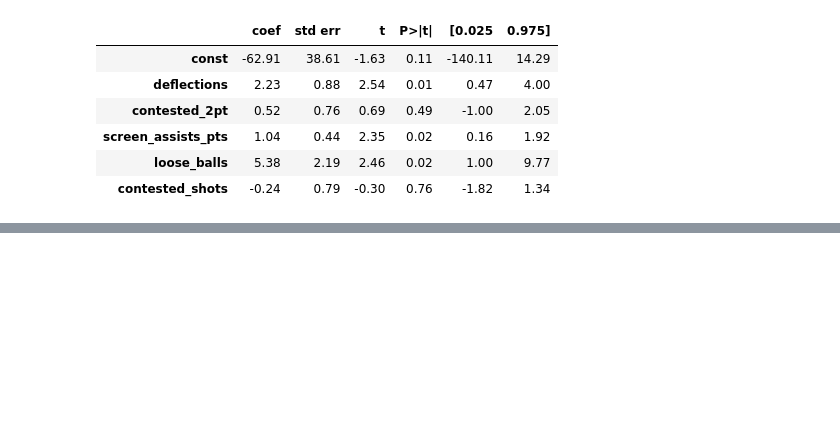
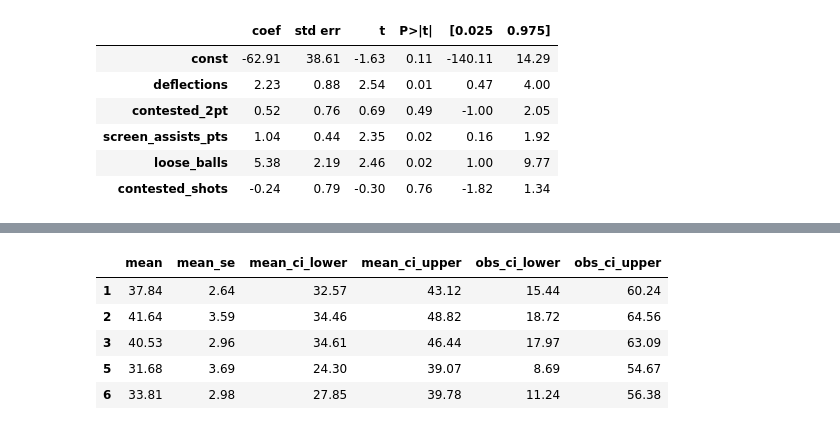
Before and after one commit to Btlyons1/basketball_stats, a Jupyter notebook: giving_100.ipynb, the cells around one changed output, grey strips where cells are left out. Cells and saved outputs as stored; diff of their text form; code cells hidden in the pictures; blank space fills up the shorter version.

```diff
--- a/giving_100.ipynb
+++ b/giving_100.ipynb
@@ -510,0 +505,9 @@ round(-62.91 + (1.04 * 22.3) + (2.23 * 14.2) + (5.38 * 8.2) + (0.52 * 45.5) - (0
+# %%
+pred_df.head()
+# %% [output]
+|  | mean | mean_se | mean_ci_lower | mean_ci_upper | obs_ci_lower | obs_ci_upper |
+| 1 | 37.84 | 2.64 | 32.57 | 43.12 | 15.44 | 60.24 |
+| 2 | 41.64 | 3.59 | 34.46 | 48.82 | 18.72 | 64.56 |
+| 3 | 40.53 | 2.96 | 34.61 | 46.44 | 17.97 | 63.09 |
+| 5 | 31.68 | 3.69 | 24.30 | 39.07 | 8.69 | 54.67 |
+| 6 | 33.81 | 2.98 | 27.85 | 39.78 | 11.24 | 56.38 |
```
Also changed, not shown: parts of 38 cells of this notebook.
